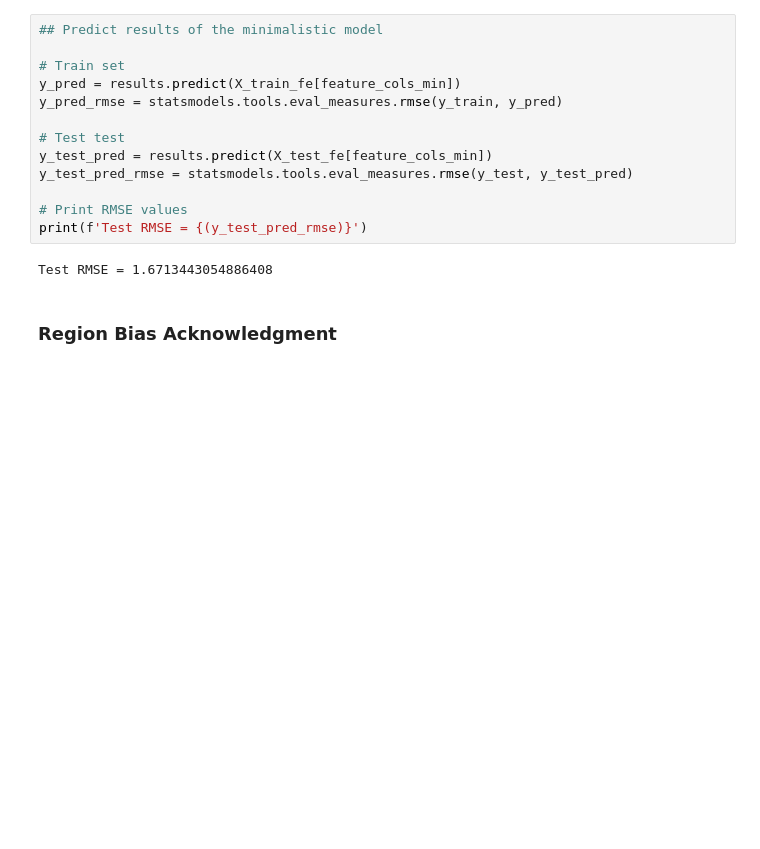
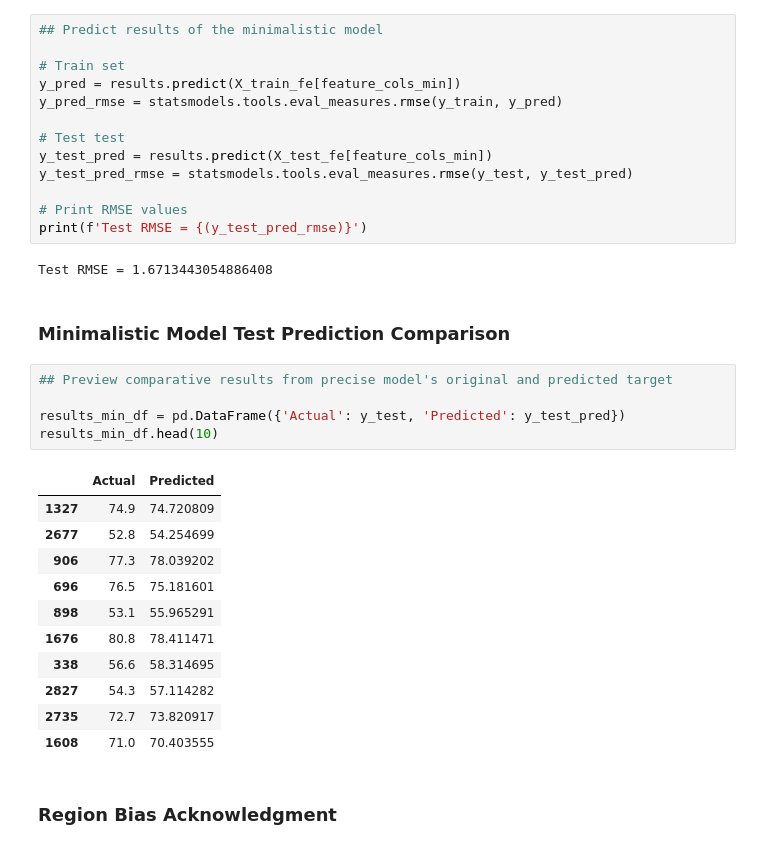
Before and after one commit to IsabelleRaj/Life-Expectancy-Prediction, a Jupyter notebook: modelling.ipynb, the cells around one changed output. Drawn from its saved outputs; the diff is of its cells as text; blank space fills up the shorter version.

```diff
--- a/modelling.ipynb
+++ b/modelling.ipynb
@@ -149,6 +168,25 @@ y_test_pred_rmse = statsmodels.tools.eval_measures.rmse(y_test, y_test_pred)
 print(f'Test RMSE = {(y_test_pred_rmse)}')
 # %% [output]
 Test RMSE = 1.6713443054886408
+# %% [markdown]
+### Minimalistic Model Test Prediction Comparison
+# %%
+## Preview comparative results from precise model's original and predicted target
+
+results_min_df = pd.DataFrame({'Actual': y_test, 'Predicted': y_test_pred})
+results_min_df.head(10)
+# %% [output]
+|  | Actual | Predicted |
+| 1327 | 74.9 | 74.720809 |
+| 2677 | 52.8 | 54.254699 |
+| 906 | 77.3 | 78.039202 |
+| 696 | 76.5 | 75.181601 |
+| 898 | 53.1 | 55.965291 |
+| 1676 | 80.8 | 78.411471 |
+| 338 | 56.6 | 58.314695 |
+| 2827 | 54.3 | 57.114282 |
+| 2735 | 72.7 | 73.820917 |
+| 1608 | 71.0 | 70.403555 |
 # %% [markdown]
 ### Region Bias Acknowledgment
 # %%
```
Also changed, not shown: parts of 4 cells of this notebook.
